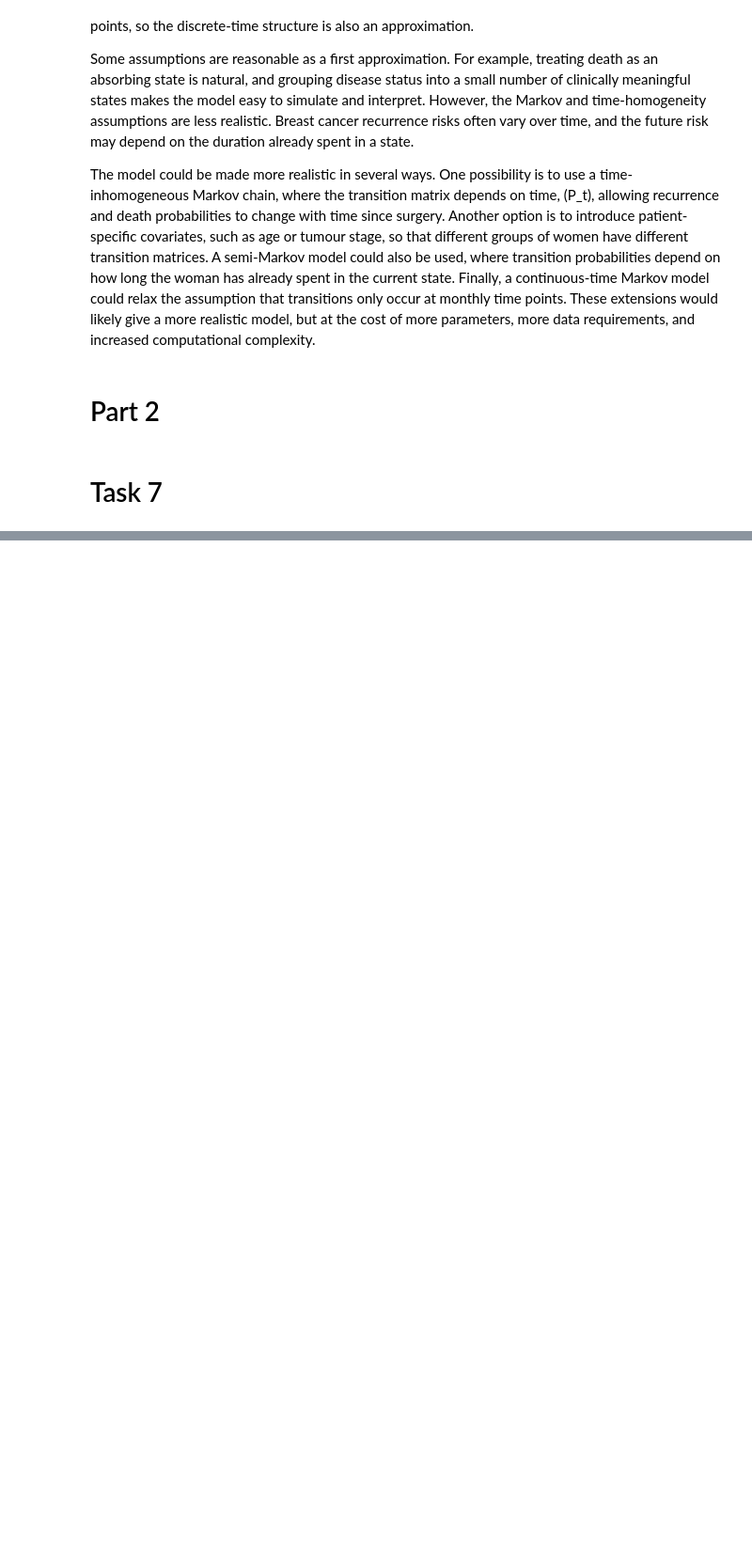
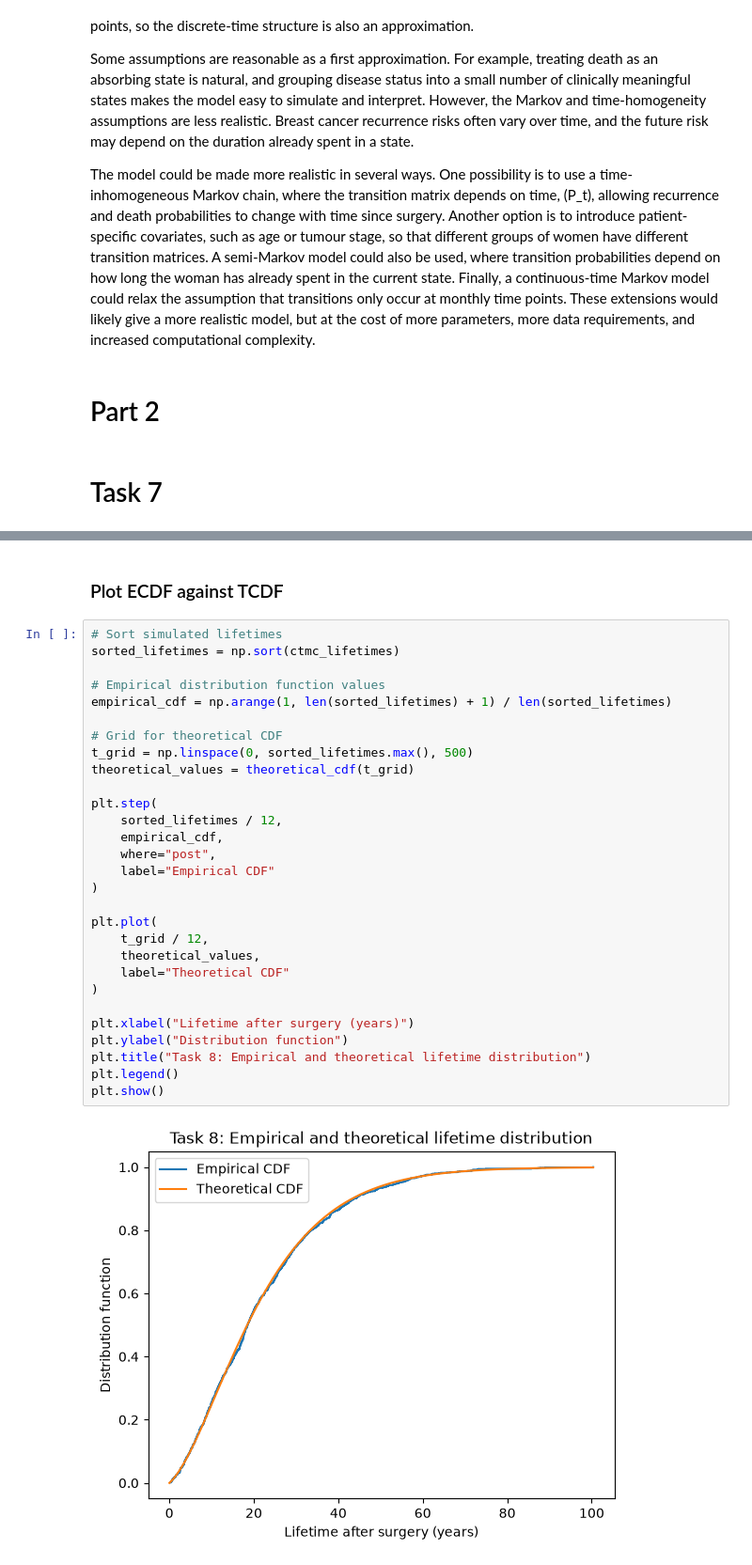
Before and after one commit to VictorMoesgaardStege/Stochastic-Simulation-Project-1, a Jupyter notebook: project1.ipynb, the cells around one changed output, grey strips where cells are left out. Shown at 94% size. Saved outputs shown, nothing was run; the diff lists cells and outputs as text; blank space fills up the shorter version.

```diff
--- a/project1.ipynb
+++ b/project1.ipynb
@@ -708,0 +933,33 @@ from scipy.stats import chi2
+# %% [markdown]
+### Plot ECDF against TCDF
+# %%
+# Sort simulated lifetimes
+sorted_lifetimes = np.sort(ctmc_lifetimes)
+
+# Empirical distribution function values
+empirical_cdf = np.arange(1, len(sorted_lifetimes) + 1) / len(sorted_lifetimes)
+
+# Grid for theoretical CDF
+t_grid = np.linspace(0, sorted_lifetimes.max(), 500)
+theoretical_values = theoretical_cdf(t_grid)
+
+plt.step(
+    sorted_lifetimes / 12,
+    empirical_cdf,
+    where="post",
+    label="Empirical CDF"
+)
+
+plt.plot(
+    t_grid / 12,
+    theoretical_values,
+    label="Theoretical CDF"
+)
+
+plt.xlabel("Lifetime after surgery (years)")
+plt.ylabel("Distribution function")
+plt.title("Task 8: Empirical and theoretical lifetime distribution")
+plt.legend()
+plt.show()
+# %% [output]
+[figure, added]
```
Also changed, not shown: parts of 29 cells of this notebook.
